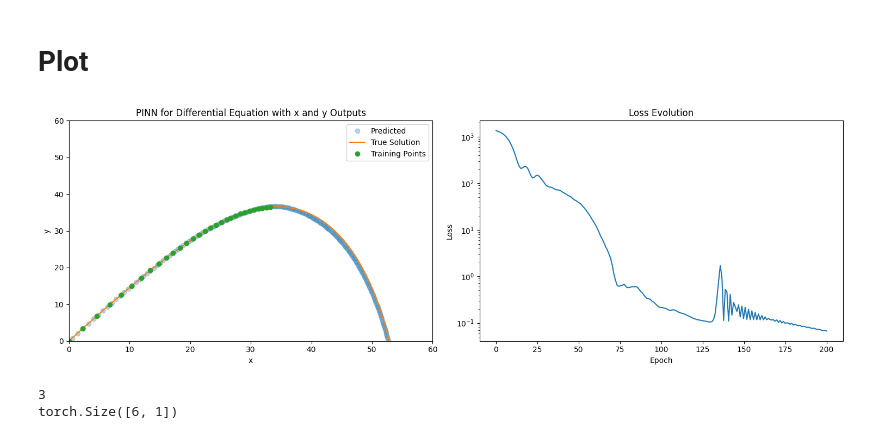
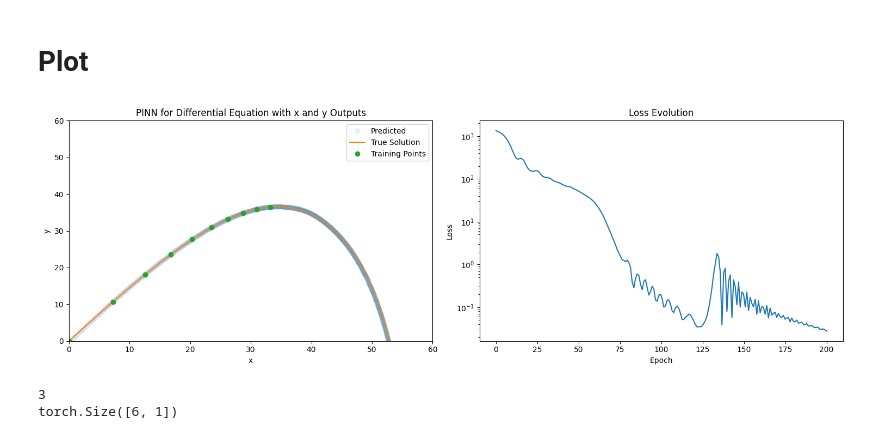
Before and after one commit to zincware/ZnPINNLab, a Jupyter notebook: day1/projectile_motion.ipynb, the cells around one changed output. Drawn from its saved outputs; the diff is of its cells as text; code cells hidden in the pictures.

Commit message:
implemented the dataset into the executive and loss functions + create data outside of executive function

```diff
--- a/day1/projectile_motion.ipynb
+++ b/day1/projectile_motion.ipynb
@@ -354,7 +332,7 @@ def compute_physics_informed_loss(model, t_tensor):
 # %% [markdown]
 # Data loss
 # %%
-def compute_data_loss(model, t_train, x_train, y_train):
+def compute_data_loss(model, dataset: dict):
     """
     Define the data loss for the PINN model.
 
@@ -386,19 +364,19 @@ def compute_data_loss(model, t_train, x_train, y_train):
         The combined data loss based on predicted vs. actual data.
     """
     # Step 1: Compute predicted x and y values using the neural network model
-    x_pred, y_pred = model(t_train)
+    x_pred, y_pred = model(dataset["inputs"])
 
     # Step 2: Calculate mean squared error loss
     mse_loss = nn.MSELoss()
-    mse_x = mse_loss(x_pred, x_train)
-    mse_y = mse_loss(y_pred, y_train)
+    mse_x = mse_loss(x_pred, dataset["targets_x"])
+    mse_y = mse_loss(y_pred, dataset["targets_y"])
 
     # Step 3: Return the combined (x and y) data loss
     return mse_x + mse_y
 # %% [markdown]
 # Total Loss
 # %%
-def compute_total_loss(model, t_train, x_train, y_train, t_col):
+def compute_total_loss(model, dataset: dict, t_col):
     """
     Define the total loss for the physics-informed neural network.
 
@@ -435,7 +413,7 @@ def compute_total_loss(model, t_train, x_train, y_train, t_col):
     phys_loss = compute_physics_informed_loss(model, t_col)
 
     # Step 2: Determine data loss
-    data_loss = compute_data_loss(model, t_train, x_train, y_train)
+    data_loss = compute_data_loss(model, dataset)
 
     # Step 3: Return combined total loss
     return data_loss +  phys_loss
@@ -597,9 +564,20 @@ def execute(
 # %%
-t_train, x_train, y_train, loss_evolution, num_epochs = execute(num_epochs = 200,
-                                                                num_t_train=30,
-                                                                max_t_train=2,
-                                                                lr=0.01,
-                                                                sigma_noise=0,
-                                                                num_t_col=10,
-                                                                max_t_col=time[-1])
+# Initialize the model by calling the PINN() class created earlier.
+model = PINN()
+
+train_ds, test_ds = create_training_data(
+    time_vals=time,
+    position_vals=position,
+    num_t_train=10,
+    max_t_train=2,
+    sigma_noise=0,
+)
+
+loss_evolution, num_epochs = execute(train_ds,
+    test_ds,
+    num_epochs=200,
+    lr=0.01,
+    num_t_col=10,
+    max_t_col=time[-1]
+)
 # %% [output]
@@ -627,7 +605,7 @@ Epoch [200/200], Loss: 0.06713777035474777
 # Network prediction
 # %%
 # Generate 1000 random evaluation points between 0 and 10
-t_eval = torch.linspace(0, 5.41, 200).reshape(-1, 1)
+t_eval = test_ds["inputs"]
 
 # Evaluate the trained model
 x_pred, y_pred = model(t_eval)
@@ -636,35 +614,35 @@ x_pred, y_pred = model(t_eval)
 # %%
 import matplotlib.pyplot as plt
 import numpy as np
 
 # Create a figure with subplots
 fig, axs = plt.subplots(1, 2, figsize=(15,5))  # 1 row, 2 columns of subplots
 
 # Plot data on the first subplot
-axs[0].plot(x_pred.detach().numpy(), y_pred.detach().numpy(), 'o', alpha=0.3, label='Predicted')
+axs[0].plot(x_pred.detach().numpy(), y_pred.detach().numpy(), 'o', alpha=0.1, label='Predicted')
 axs[0].plot(position[:,0], position[:,1], label='True Solution')
-axs[0].plot(x_train.detach().numpy(), y_train.detach().numpy(), 'o', label='Training Points')
+axs[0].plot(train_ds["targets_x"].detach().numpy(), train_ds["targets_y"].detach().numpy(), 'o', label='Training Points')
 axs[0].legend()
 axs[0].set_xlabel('x')
 axs[0].set_ylabel('y')
 axs[0].set_title('PINN for Differential Equation with x and y Outputs')
 axs[0].set_ylim(0, 60)
 axs[0].set_xlim(0, 60)
 
 # Plot loss evolution on the second subplot
 
 axs[1].plot(np.linspace(0, num_epochs, len(loss_evolution)), loss_evolution)
 axs[1].set_title('Loss Evolution')
 axs[1].set_xlabel('Epoch')
 axs[1].set_ylabel('Loss')
 axs[1].set_yscale('log')  # Set y-axis to logarithmic scale
 # Adjust layout for subplots
 plt.tight_layout()
 
 # Show the plot
 plt.show()
 # %% [output]
-[figure, old version]
+[figure, new version]
 # %%
 i = 0
 j=0
```
Also changed, not shown: parts of 4 cells of this notebook.
